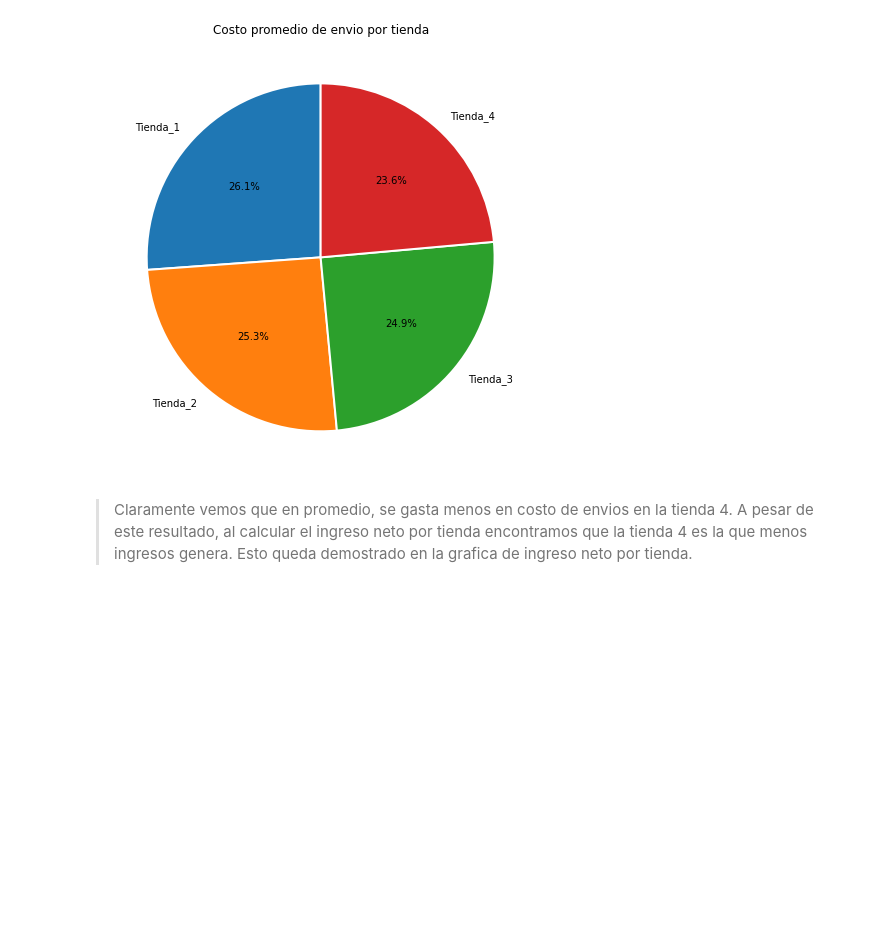
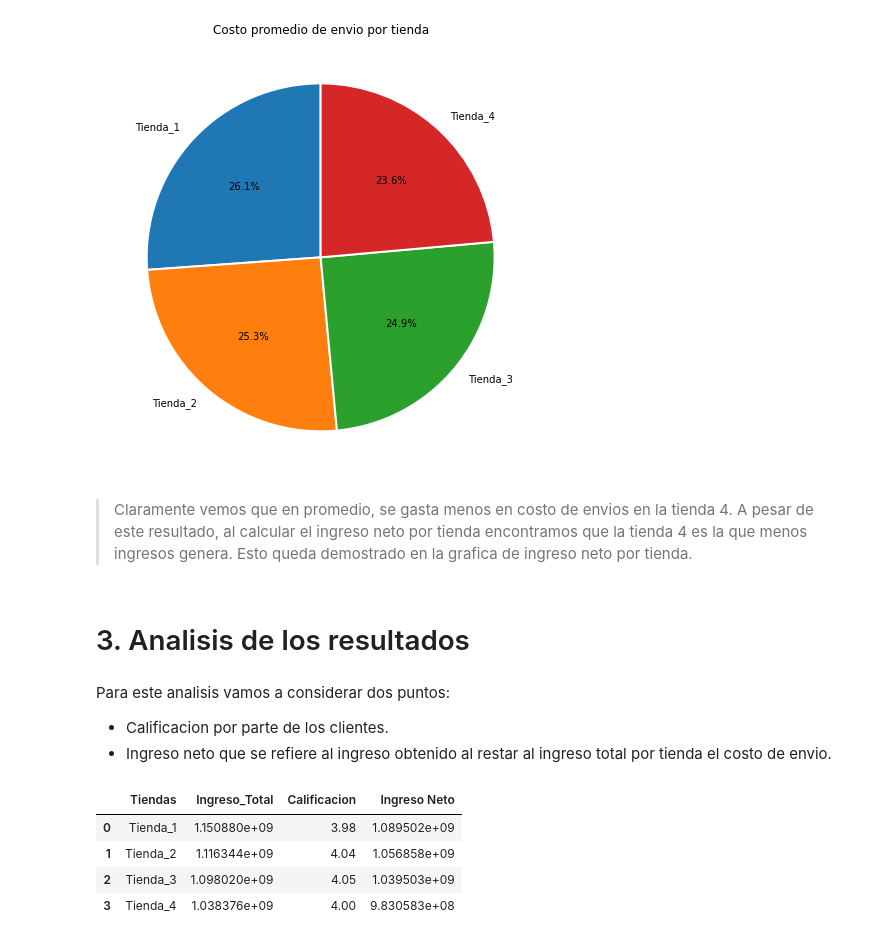
Before and after one commit to jbernalg/challenge-store, a Jupyter notebook: AluraStoreLatam.ipynb, the cells around one changed output. Saved outputs shown, nothing was run; the diff lists cells and outputs as text; code cells hidden in the pictures; blank space fills up the shorter version.

Commit message:
analisis de los resultados

```diff
--- a/AluraStoreLatam.ipynb
+++ b/AluraStoreLatam.ipynb
@@ -394,3 +394,22 @@ plt.show()
 [figure]
 # %% [markdown]
 > Claramente vemos que en promedio, se gasta menos en costo de envios en la tienda 4. A pesar de este resultado, al calcular el ingreso neto por tienda encontramos que la tienda 4 es la que menos ingresos genera. Esto queda demostrado en la grafica de ingreso neto por tienda.
+# %% [markdown]
+# 3. Analisis de los resultados
+# %% [markdown]
+Para este analisis vamos a considerar dos puntos:
+
+- Calificacion por parte de los clientes.
+- Ingreso neto que se refiere al ingreso obtenido al restar al ingreso total por tienda el costo de envio.
+# %%
+var_rel = ['Tiendas', 'Ingreso_Total', 'Calificacion', 'Ingreso Neto']
+
+insight_df = tiendas_df[var_rel]
+
+insight_df
+# %% [output]
+|  | Tiendas | Ingreso_Total | Calificacion | Ingreso Neto |
+| 0 | Tienda_1 | 1.150880e+09 | 3.98 | 1.089502e+09 |
+| 1 | Tienda_2 | 1.116344e+09 | 4.04 | 1.056858e+09 |
+| 2 | Tienda_3 | 1.098020e+09 | 4.05 | 1.039503e+09 |
+| 3 | Tienda_4 | 1.038376e+09 | 4.00 | 9.830583e+08 |
```
Also changed, not shown: parts of 2 cells of this notebook.
